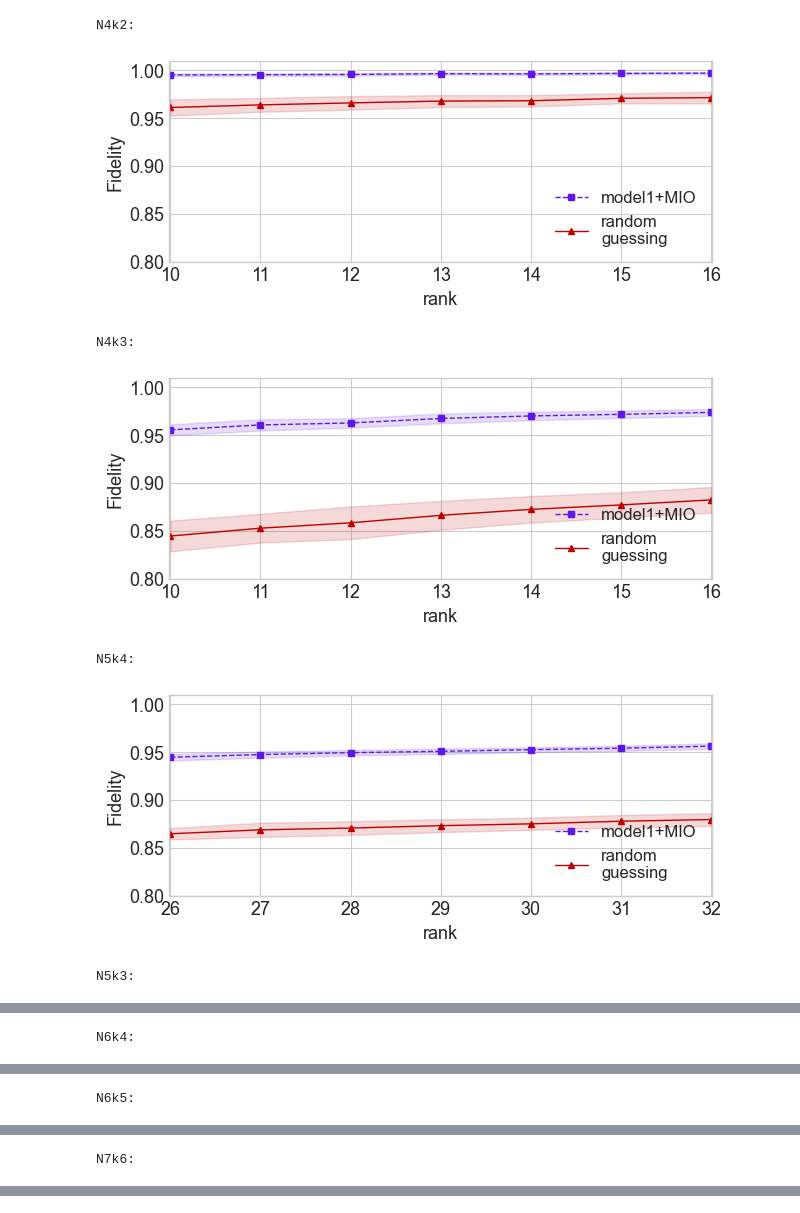
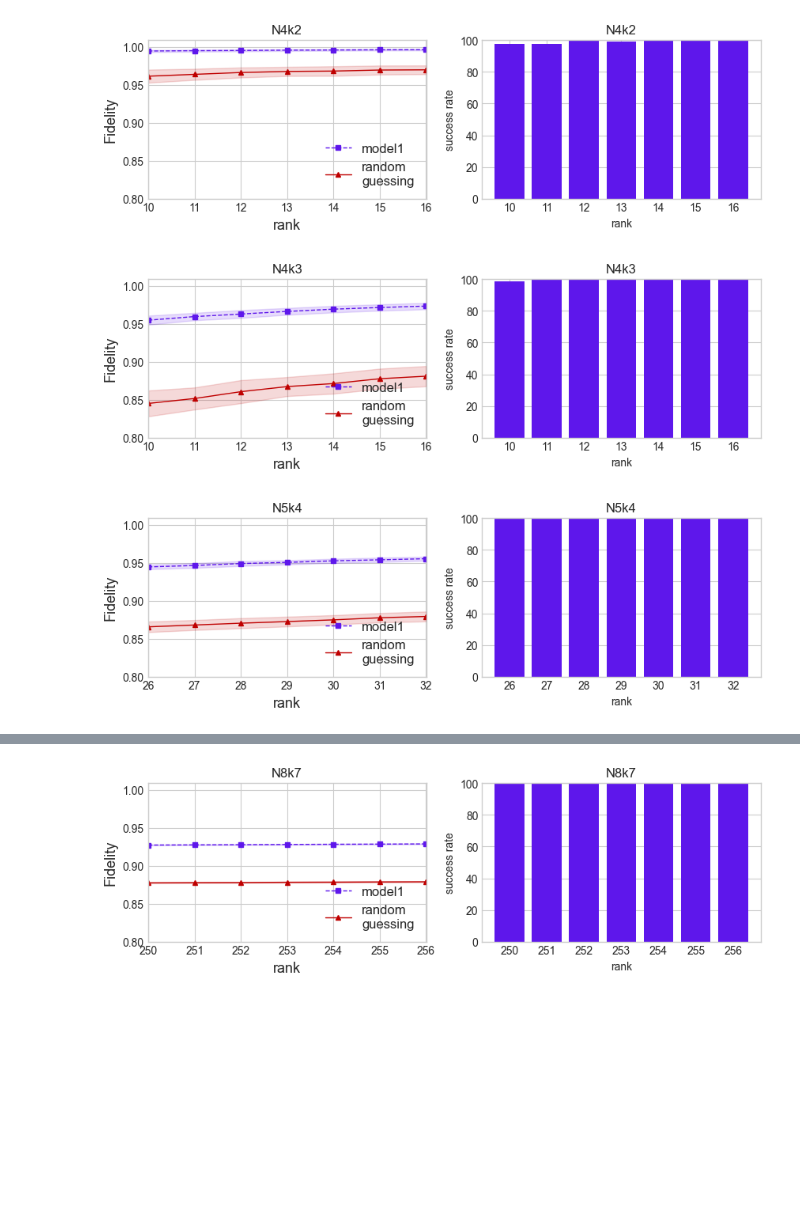
Before and after one commit to guerra-antonio/Learning-QM, a Jupyter notebook: benchmark/plot_fidelities.ipynb, the cells around one changed output, grey strips where cells are left out. Saved outputs shown, nothing was run; the diff lists cells and outputs as text; code cells hidden in the pictures; blank space fills up the shorter version.

Commit message:
succes rate plots updated

```diff
--- a/benchmark/plot_fidelities.ipynb
+++ b/benchmark/plot_fidelities.ipynb
@@ -15,50 +15,61 @@ from utils_benchmark import (
 # %%
 current_working_directory = os.getcwd()
 # %%
-cases = [(4,2),(4,3),(5,4),(5,3),(6,4),(6,5),(7,6)]
+cases = [(4,2),(4,3),(5,4),(5,3),(6,4),(6,5),(7,6),(8,7)]
+# cases = [(3,2),(4,2),(5,2),(6,3)]
 str_extra_mio = 'no'
 d = 2
 # %%
+mio_str = ''
+
 for N,k in cases:
-
-    print(f'N{N}k{k}:')
-
+    fig,(ax1,ax2) = plt.subplots(ncols=2, figsize=(10,2.6))
     dn = d**N
     min_rank = dn - 6
 
     model_df = pd.read_csv(f"{current_working_directory}/fidelity_data/N{N}k{k}v0_extra_mio_{str_extra_mio}",
-                usecols=[str(rank) for rank in range(min_rank,dn+1)]).dropna(axis=0).astype(float)
+                usecols=[str(rank) for rank in range(min_rank,dn+1)]).dropna(axis=0, how='all').astype(float)
     model_df.columns = [rank for rank in range(min_rank,dn+1)]
 
     rg_df = pd.read_csv(f"{current_working_directory}/fidelity_data/rgN{N}k{k}v0_extra_mio_{str_extra_mio}",
-                usecols=[str(rank) for rank in range(min_rank,dn+1)]).dropna(axis=0).astype(float)
+                usecols=[str(rank) for rank in range(min_rank,dn+1)]).dropna(axis=0, how='all').astype(float)
     rg_df.columns = [rank for rank in range(min_rank,dn+1)]
 
+    if str_extra_mio == 'yes':
+         mio_str = '+MIO'
+
+
     data_to_plot_model = PlotData(model_df,
-                                   'model1+MIO',
+                                   f'model1{mio_str}',
                                    '#5e17eb',
                                    marker='s',
                                    linestyle='--')
 
     data_to_plot_rg = PlotData(rg_df,
                                'random\nguessing',
                                '#bf0000',
                                marker='^',
                                linestyle='-')
 
     path = f'{current_working_directory}/plots/stdN{N}k{k}_extra_mio_{str_extra_mio}.png'
 
-    plot_std([data_to_plot_model,data_to_plot_rg],
+    plot_std(ax1,[data_to_plot_model,data_to_plot_rg],
                     ylims=[0.80,1.009],
                     xlims=[dn-6-1e-2,dn + 1e-2],
                     pathplot='',
                     legen_loc='lower right',
                     xlabel='rank')
+
+    ax1.set_title(f'N{N}k{k}')
+    path = f"{current_working_directory}/fidelity_data/success_rate_N{N}k{k}v0_extra_mio_{str_extra_mio}"
+    success_rate = pd.read_csv(path).dropna(axis=1)
+
+    ax2.bar(success_rate['Unnamed: 0'], success_rate['model'], color='#5e17eb', label='model1')
+    ax2.set_xlabel('rank')
+    ax2.set_ylabel('success rate')
+    ax2.set_ylim(0,100)
+    ax2.set_title(f'N{N}k{k}')
 # %% [output]
-N4k2:
-[figure, old version]
+[figure, new version]
-N4k3:
-[figure, old version]
+[figure, new version]
-N5k4:
-[figure, old version]
+[figure, new version]
-N5k3:
@@ -66 +76,0 @@ N5k3:
-N6k4:
@@ -68 +77,0 @@ N6k4:
-N6k5:
@@ -70 +78,0 @@ N6k5:
-N7k6:
@@ -71,0 +80 @@ N7k6:
+[figure, added]
```
Also changed, not shown: parts of 4 cells of this notebook, 58 other files.
